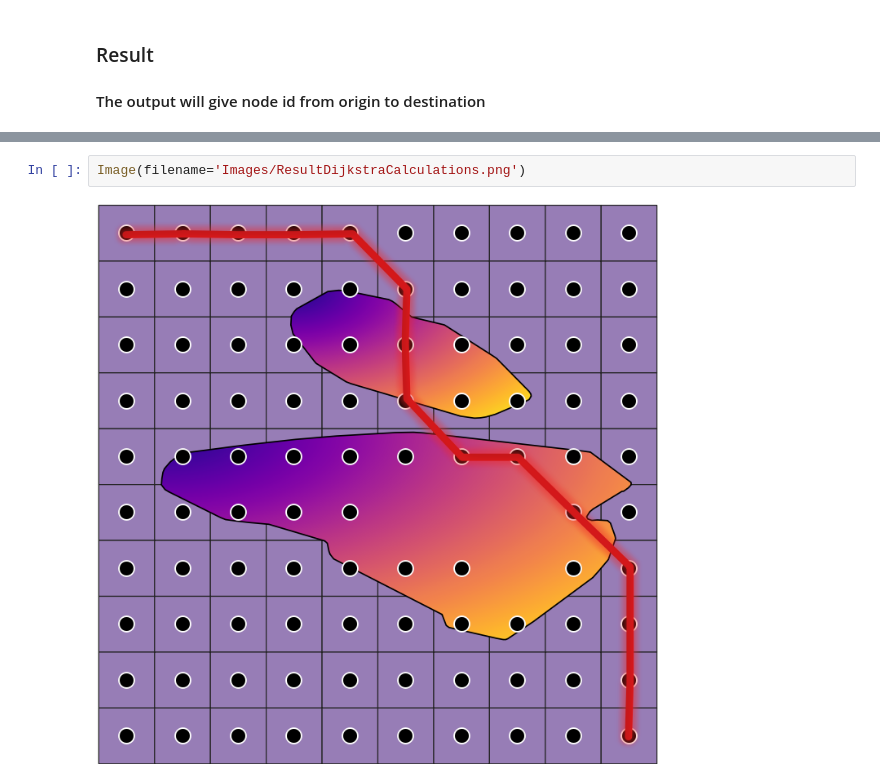
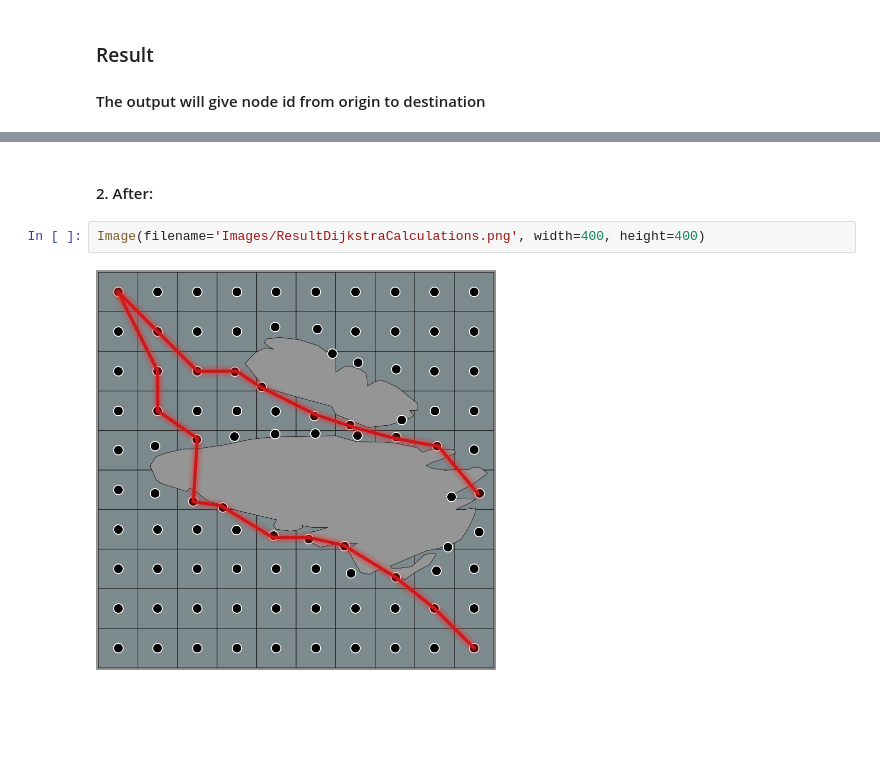
Before and after one commit to NJ261/MARIN_VTool, a Jupyter notebook: Scripts/JupyterNotebooks/DijkstraCalculations.ipynb, the cells around one changed output, grey strips where cells are left out. Drawn from its saved outputs; the diff is of its cells as text; blank space fills up the shorter version.

Commit message:
Jupyter: DijkstraCalculations updated with processed grids (lands removed)

```diff
--- a/Scripts/JupyterNotebooks/DijkstraCalculations.ipynb
+++ b/Scripts/JupyterNotebooks/DijkstraCalculations.ipynb
@@ -43,4 +52,6 @@ path
+# %% [markdown]
+#### 2. After:
 # %%
-Image(filename='Images/ResultDijkstraCalculations.png')
+Image(filename='Images/ResultDijkstraCalculations.png', width=400, height=400)
 # %% [output]
-[figure, old version]
+[figure, new version]
```
Also changed, not shown: parts of 3 cells of this notebook, 2 other files.
